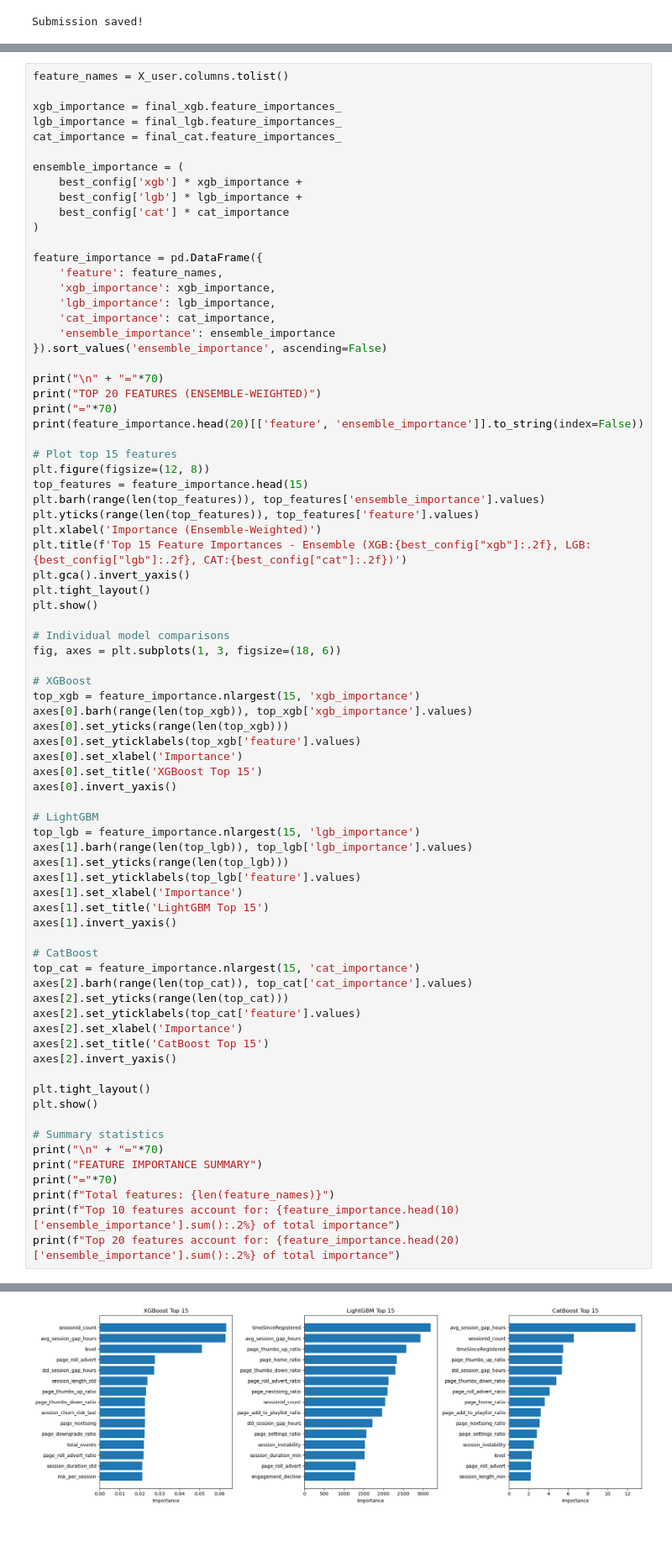
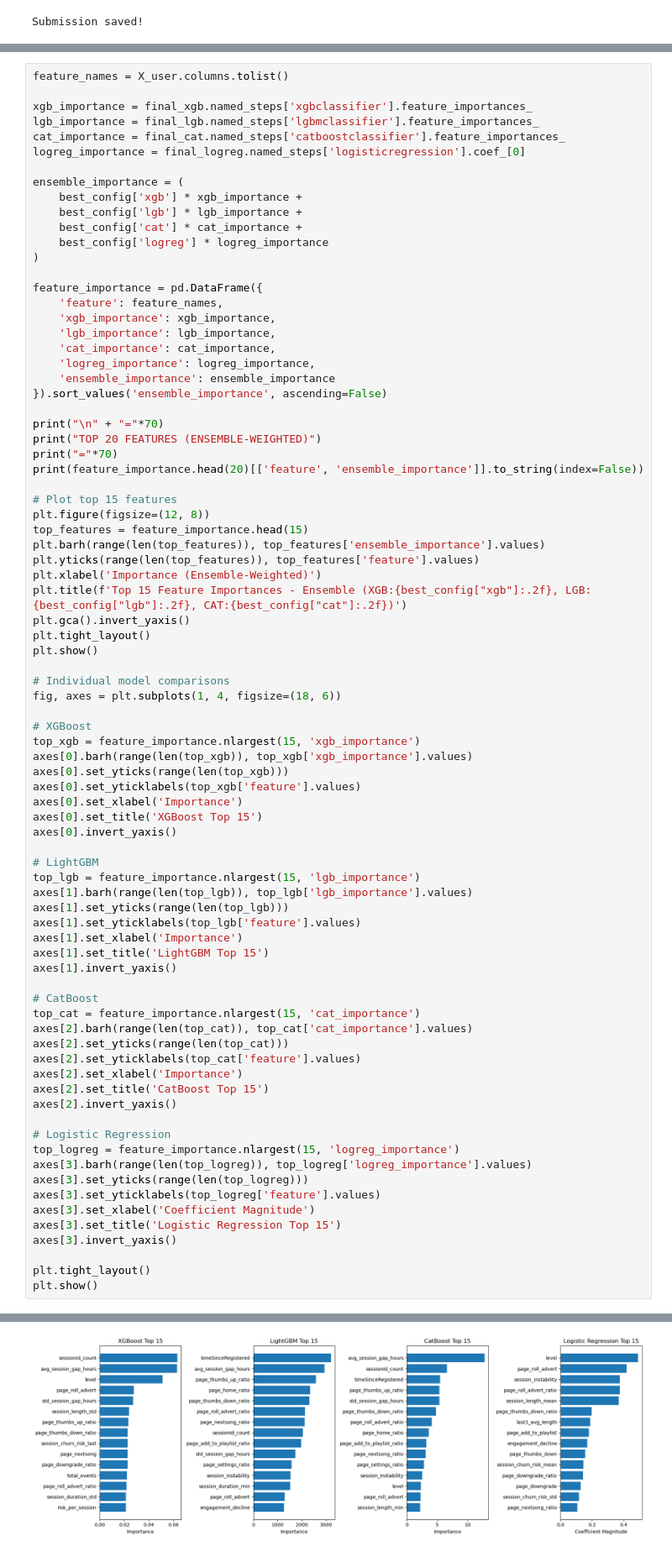
Before and after one commit to MaximeDespreaux/Churn_Prediction_Project, a Jupyter notebook: main_notebook.ipynb, the cells around one changed output, grey strips where cells are left out. Shown at 84% size. Drawn from its saved outputs; the diff is of its cells as text.

Commit message:
updated graphs

```diff
--- a/main_notebook.ipynb
+++ b/main_notebook.ipynb
@@ -781,14 +781,16 @@ submission.to_csv(f'Submission/submission_session_patterns_multimetric_logreg.cs
 # %%
 feature_names = X_user.columns.tolist()
 
-xgb_importance = final_xgb.feature_importances_
-lgb_importance = final_lgb.feature_importances_
-cat_importance = final_cat.feature_importances_
+xgb_importance = final_xgb.named_steps['xgbclassifier'].feature_importances_
+lgb_importance = final_lgb.named_steps['lgbmclassifier'].feature_importances_
+cat_importance = final_cat.named_steps['catboostclassifier'].feature_importances_
+logreg_importance = final_logreg.named_steps['logisticregression'].coef_[0]
 
 ensemble_importance = (
     best_config['xgb'] * xgb_importance +
     best_config['lgb'] * lgb_importance +
-    best_config['cat'] * cat_importance
+    best_config['cat'] * cat_importance +
+    best_config['logreg'] * logreg_importance
 )
 
 feature_importance = pd.DataFrame({
@@ -796,6 +798,7 @@ feature_importance = pd.DataFrame({
     'xgb_importance': xgb_importance,
     'lgb_importance': lgb_importance,
     'cat_importance': cat_importance,
+    'logreg_importance': logreg_importance,
     'ensemble_importance': ensemble_importance
 }).sort_values('ensemble_importance', ascending=False)
 
@@ -816,7 +819,7 @@ plt.tight_layout()
 plt.show()
 
 # Individual model comparisons
-fig, axes = plt.subplots(1, 3, figsize=(18, 6))
+fig, axes = plt.subplots(1, 4, figsize=(18, 6))
 
 # XGBoost
 top_xgb = feature_importance.nlargest(15, 'xgb_importance')
@@ -845,16 +848,17 @@ axes[2].set_xlabel('Importance')
 axes[2].set_title('CatBoost Top 15')
 axes[2].invert_yaxis()
 
+# Logistic Regression
+top_logreg = feature_importance.nlargest(15, 'logreg_importance')
+axes[3].barh(range(len(top_logreg)), top_logreg['logreg_importance'].values)
+axes[3].set_yticks(range(len(top_logreg)))
+axes[3].set_yticklabels(top_logreg['feature'].values)
+axes[3].set_xlabel('Coefficient Magnitude')
+axes[3].set_title('Logistic Regression Top 15')
+axes[3].invert_yaxis()
+
 plt.tight_layout()
 plt.show()
-
-# Summary statistics
-print("\n" + "="*70)
-print("FEATURE IMPORTANCE SUMMARY")
-print("="*70)
-print(f"Total features: {len(feature_names)}")
-print(f"Top 10 features account for: {feature_importance.head(10)['ensemble_importance'].sum():.2%} of total importance")
-print(f"Top 20 features account for: {feature_importance.head(20)['ensemble_importance'].sum():.2%} of total importance")
 # %% [output]
 ======================================================================
 TOP 20 FEATURES (ENSEMBLE-WEIGHTED)
@@ -877 +881 @@ TOP 20 FEATURES (ENSEMBLE-WEIGHTED)
-[figure, old version]
+[figure, new version]
```
Also changed, not shown: parts of 7 cells of this notebook.
